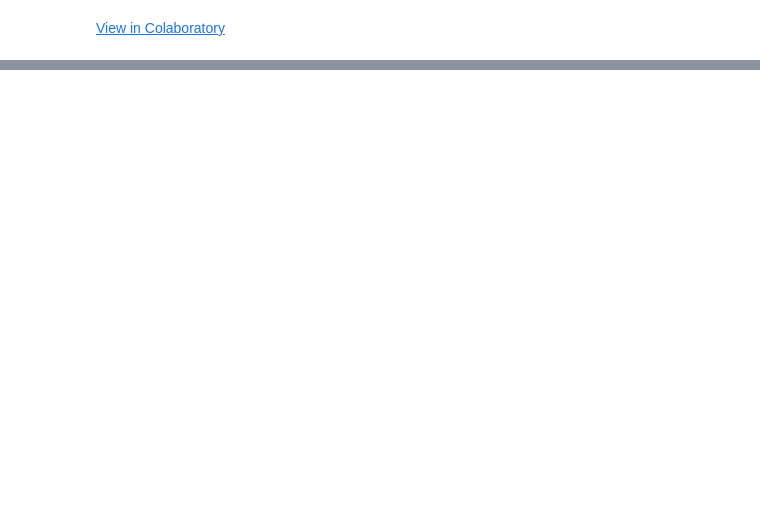
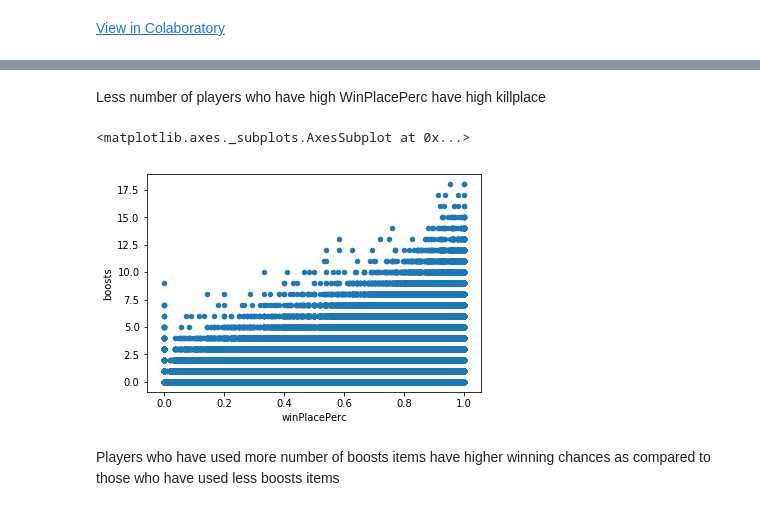
Before and after one commit to AishJais/PUBG, a Jupyter notebook: pubg.ipynb, the cells around one changed output, grey strips where cells are left out. Saved outputs shown, nothing was run; the diff lists cells and outputs as text; code cells hidden in the pictures; blank space fills up the shorter version.

```diff
--- a/pubg.ipynb
+++ b/pubg.ipynb
@@ -136,0 +339,9 @@ winner.size
+# %% [markdown]
+Less number of players who have high WinPlacePerc have high killplace
+# %%
+train.plot('winPlacePerc','boosts', kind='scatter')
+# %% [output]
+<matplotlib.axes._subplots.AxesSubplot at 0x...>
+[figure, added]
+# %% [markdown]
+Players who have used more number of boosts items have higher winning chances as compared to those who have used less boosts items
```
Also changed, not shown: parts of 102 cells of this notebook.
